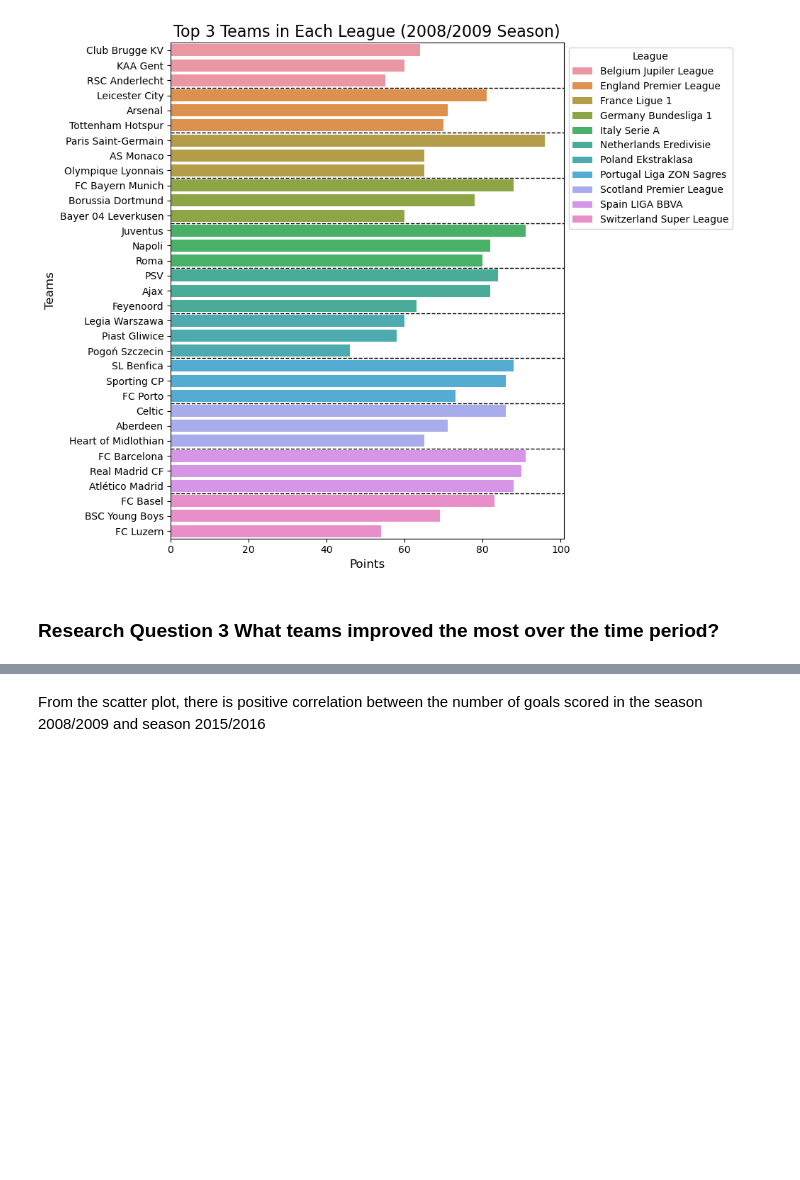
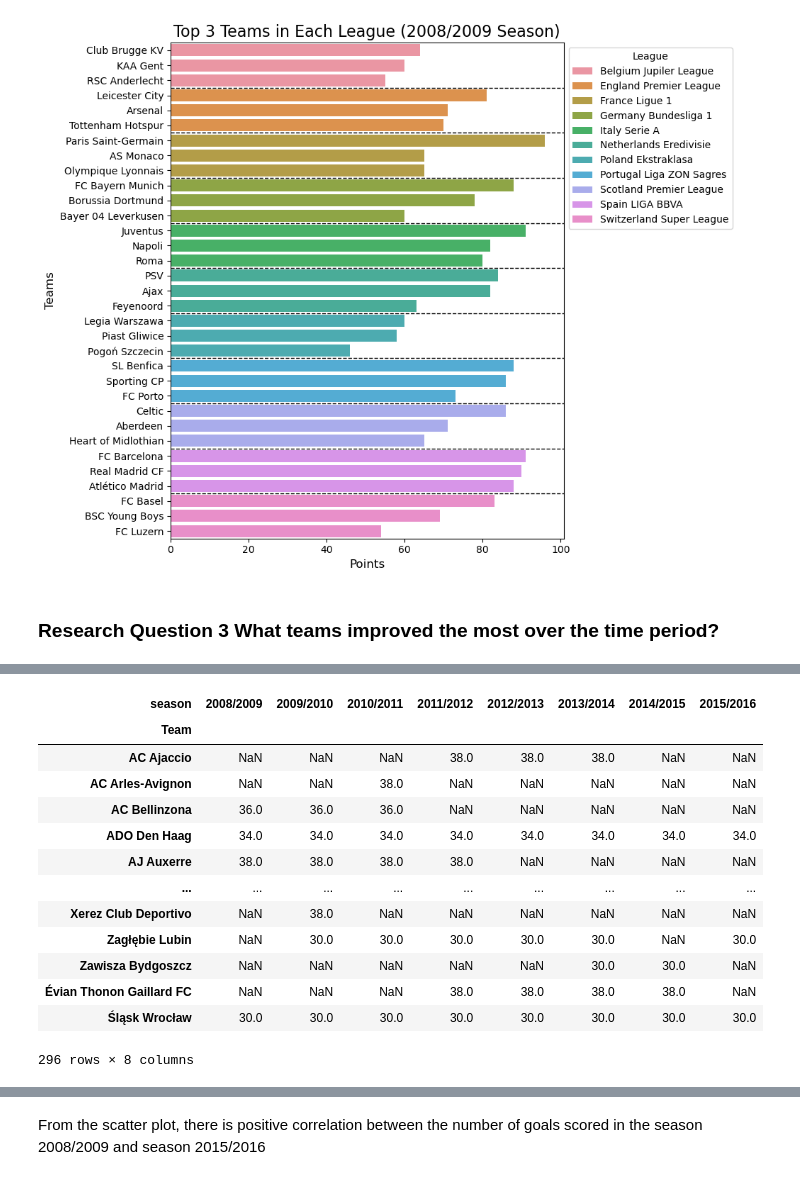
Before and after one commit to Daviedavie100/Investigating_dataset_project, a Jupyter notebook: Investigate_a_Dataset.ipynb, the cells around one changed output, grey strips where cells are left out. Cells and saved outputs as stored; diff of their text form; code cells hidden in the pictures; blank space fills up the shorter version.

```diff
--- a/Investigate_a_Dataset.ipynb
+++ b/Investigate_a_Dataset.ipynb
@@ -1651,9 +1669,23 @@ match_s08_15p
 # %%
-# grouping by season and team
-match_s08_15m=melted_match.query(
+# # get the total matches played for each team per season
+match_impp08_16=melted_match.query(
     'season in ["2008/2009", "2009/2010", "2010/2011", "2011/2012", "2012/2013", "2013/2014", "2014/2015", "2015/2016"]'
     ).groupby(
         ['season', 'Team'])['match_api_id'].count().unstack('season')
 
-#match_s08_15m.dropna(how='any', inplace=True)
-match_s08_15m
+match_impp08_16
+# %% [output]
+| season | 2008/2009 | 2009/2010 | 2010/2011 | 2011/2012 | 2012/2013 | 2013/2014 | 2014/2015 | 2015/2016 |
+| Team |  |  |  |  |  |  |  |  |
+| AC Ajaccio | NaN | NaN | NaN | 38.0 | 38.0 | 38.0 | NaN | NaN |
+| AC Arles-Avignon | NaN | NaN | 38.0 | NaN | NaN | NaN | NaN | NaN |
+| AC Bellinzona | 36.0 | 36.0 | 36.0 | NaN | NaN | NaN | NaN | NaN |
+| ADO Den Haag | 34.0 | 34.0 | 34.0 | 34.0 | 34.0 | 34.0 | 34.0 | 34.0 |
+| AJ Auxerre | 38.0 | 38.0 | 38.0 | 38.0 | NaN | NaN | NaN | NaN |
+| ... | ... | ... | ... | ... | ... | ... | ... | ... |
+| Xerez Club Deportivo | NaN | 38.0 | NaN | NaN | NaN | NaN | NaN | NaN |
+| Zagłębie Lubin | NaN | 30.0 | 30.0 | 30.0 | 30.0 | 30.0 | NaN | 30.0 |
+| Zawisza Bydgoszcz | NaN | NaN | NaN | NaN | NaN | 30.0 | 30.0 | NaN |
+| Évian Thonon Gaillard FC | NaN | NaN | NaN | 38.0 | 38.0 | 38.0 | 38.0 | NaN |
+| Śląsk Wrocław | 30.0 | 30.0 | 30.0 | 30.0 | 30.0 | 30.0 | 30.0 | 30.0 |
+296 rows × 8 columns
```
Also changed, not shown: parts of 8 cells of this notebook.
